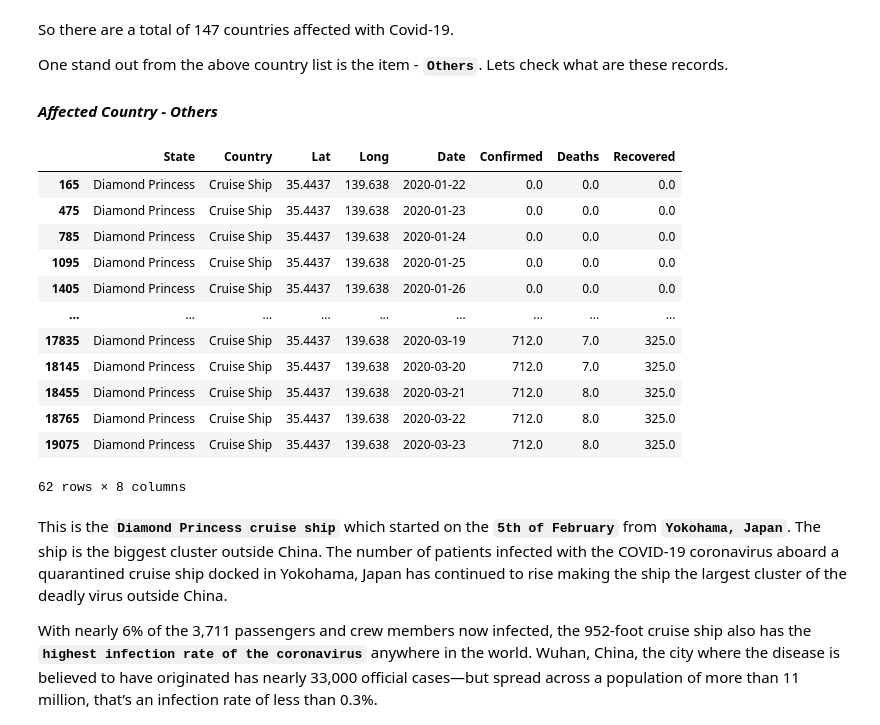
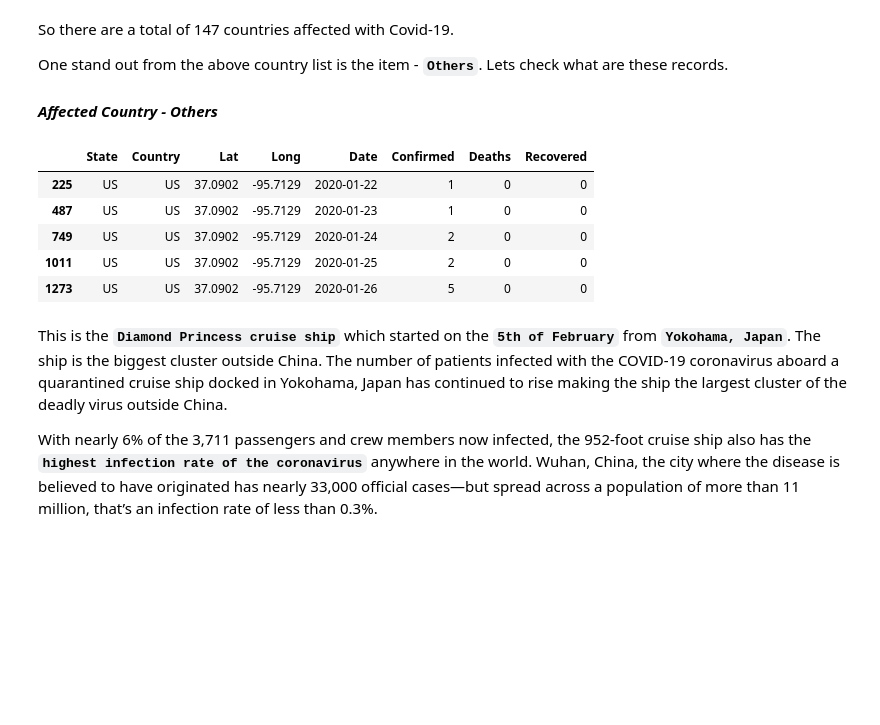
Before and after one commit to sauravmishra1710/Covid-19---A-Geo-Statistical-Analysis, a Jupyter notebook: Covid-19-SARS CoV-2-A-Geographical-Analysis.ipynb, the cells around one changed output. Saved outputs shown, nothing was run; the diff lists cells and outputs as text; code cells hidden in the pictures; blank space fills up the shorter version.

```diff
--- a/Covid-19-SARS CoV-2-A-Geographical-Analysis.ipynb
+++ b/Covid-19-SARS CoV-2-A-Geographical-Analysis.ipynb
@@ -261,22 +261,15 @@ One stand out from the above country list is the item - **`Others`**. Lets check
 # %%
 # Now lets see the Country - 'Others' which is there in the list above
 formatted_text('***Affected Country - Others***')
-covid_19[covid_19['Country'] == 'Cruise Ship']
+covid_19[covid_19['Country'] == 'US'].head()
 # %% [output]
 ***Affected Country - Others***
 |  | State | Country | Lat | Long | Date | Confirmed | Deaths | Recovered |
-| 165 | Diamond Princess | Cruise Ship | 35.4437 | 139.638 | 2020-01-22 | 0.0 | 0.0 | 0.0 |
-| 475 | Diamond Princess | Cruise Ship | 35.4437 | 139.638 | 2020-01-23 | 0.0 | 0.0 | 0.0 |
-| 785 | Diamond Princess | Cruise Ship | 35.4437 | 139.638 | 2020-01-24 | 0.0 | 0.0 | 0.0 |
-| 1095 | Diamond Princess | Cruise Ship | 35.4437 | 139.638 | 2020-01-25 | 0.0 | 0.0 | 0.0 |
-| 1405 | Diamond Princess | Cruise Ship | 35.4437 | 139.638 | 2020-01-26 | 0.0 | 0.0 | 0.0 |
-| ... | ... | ... | ... | ... | ... | ... | ... | ... |
-| 17835 | Diamond Princess | Cruise Ship | 35.4437 | 139.638 | 2020-03-19 | 712.0 | 7.0 | 325.0 |
-| 18145 | Diamond Princess | Cruise Ship | 35.4437 | 139.638 | 2020-03-20 | 712.0 | 7.0 | 325.0 |
-| 18455 | Diamond Princess | Cruise Ship | 35.4437 | 139.638 | 2020-03-21 | 712.0 | 8.0 | 325.0 |
-| 18765 | Diamond Princess | Cruise Ship | 35.4437 | 139.638 | 2020-03-22 | 712.0 | 8.0 | 325.0 |
-| 19075 | Diamond Princess | Cruise Ship | 35.4437 | 139.638 | 2020-03-23 | 712.0 | 8.0 | 325.0 |
+| 225 | US | US | 37.0902 | -95.7129 | 2020-01-22 | 1 | 0 | 0 |
+| 487 | US | US | 37.0902 | -95.7129 | 2020-01-23 | 1 | 0 | 0 |
+| 749 | US | US | 37.0902 | -95.7129 | 2020-01-24 | 2 | 0 | 0 |
+| 1011 | US | US | 37.0902 | -95.7129 | 2020-01-25 | 2 | 0 | 0 |
+| 1273 | US | US | 37.0902 | -95.7129 | 2020-01-26 | 5 | 0 | 0 |
-62 rows × 8 columns
 # %% [markdown]
 This is the **`Diamond Princess cruise ship`** which started on the **`5th of February`** from **`Yokohama, Japan`**. The ship is the biggest cluster outside China. The number of patients infected with the COVID-19 coronavirus aboard a quarantined cruise ship docked in Yokohama, Japan has continued to rise making the ship the largest cluster of the deadly virus outside China.
 
```
Also changed, not shown: parts of 50 cells of this notebook.
